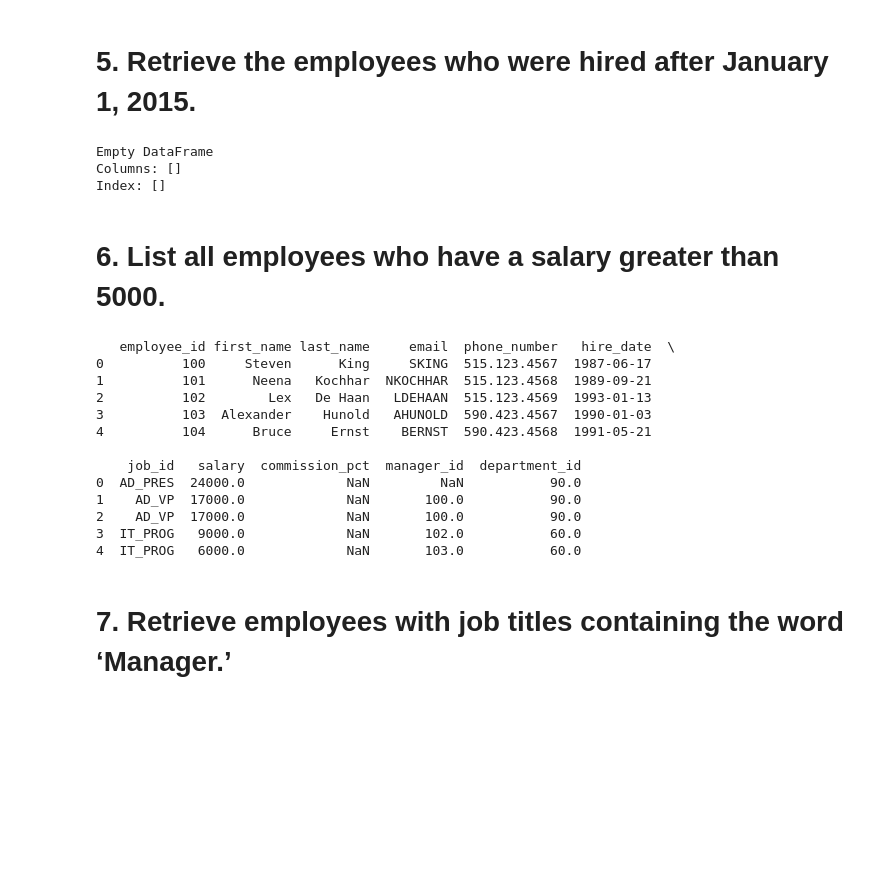
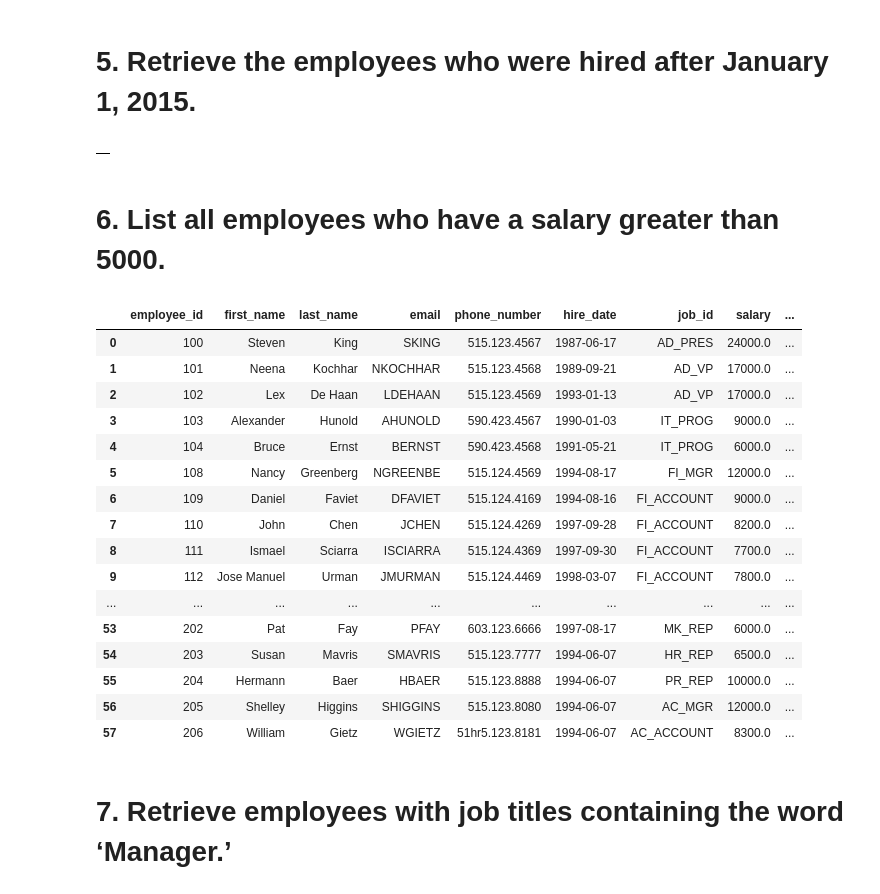
Before and after one commit to BARKKNIGHT/Data-Science, a Jupyter notebook: sql_project.ipynb, the cells around one changed output. Saved outputs shown, nothing was run; the diff lists cells and outputs as text; code cells hidden in the pictures; blank space fills up the shorter version.

Commit message:
added run_query function

```diff
--- a/sql_project.ipynb
+++ b/sql_project.ipynb
@@ -10,5 +10,15 @@ def get_connection():
                                  charset='utf8mb4',
                                  cursorclass=pymysql.cursors.DictCursor)
     return connection
+# %%
+def run_query(query):
+    connection = get_connection()
+    with connection:
+        with connection.cursor() as cursor:
+            sql = query
+            cursor.execute(sql)
+            data = cursor.fetchall()
+            df = pd.DataFrame(data)
+            return df
 # %% [markdown]
 # 1. Retrieve all details of employees.
@@ -88,43 +88,31 @@ with connection:
 # %% [markdown]
 # 5. Retrieve the employees who were hired after January 1, 2015.
-# %%
-connection = get_connection()
-with connection:
-    with connection.cursor() as cursor:
-        sql = "SELECT * FROM employees WHERE hire_date > '2015-01-01'"
-        cursor.execute(sql)
-        data = cursor.fetchall()
-        df = pd.DataFrame(data)
-        print(df.head())
-# %% [output]
-Empty DataFrame
-Columns: []
-Index: []
+# %%
+run_query("SELECT * FROM employees WHERE hire_date > '2015-01-01'")
+# %% [output]
+|  |
 # %% [markdown]
 # 6. List all employees who have a salary greater than 5000.
-# %%
-connection = get_connection()
-with connection:
-    with connection.cursor() as cursor:
-        sql = "SELECT * FROM employees WHERE salary > 5000"
-        cursor.execute(sql)
-        data = cursor.fetchall()
-        df = pd.DataFrame(data)
-        print(df.head())
-# %% [output]
-   employee_id first_name last_name     email  phone_number   hire_date  \
-0          100     Steven      King     SKING  515.123.4567  1987-06-17
-1          101      Neena   Kochhar  NKOCHHAR  515.123.4568  1989-09-21
-2          102        Lex   De Haan   LDEHAAN  515.123.4569  1993-01-13
-3          103  Alexander    Hunold   AHUNOLD  590.423.4567  1990-01-03
-4          104      Bruce     Ernst    BERNST  590.423.4568  1991-05-21
-
-    job_id   salary  commission_pct  manager_id  department_id
-0  AD_PRES  24000.0             NaN         NaN           90.0
-1    AD_VP  17000.0             NaN       100.0           90.0
-2    AD_VP  17000.0             NaN       100.0           90.0
-3  IT_PROG   9000.0             NaN       102.0           60.0
-4  IT_PROG   6000.0             NaN       103.0           60.0
+# %%
+run_query("SELECT * FROM employees WHERE salary > 5000")
+# %% [output]
+|  | employee_id | first_name | last_name | email | phone_number | hire_date | job_id | salary | ... |
+| 0 | 100 | Steven | King | SKING | 515.123.4567 | 1987-06-17 | AD_PRES | 24000.0 | ... |
+| 1 | 101 | Neena | Kochhar | NKOCHHAR | 515.123.4568 | 1989-09-21 | AD_VP | 17000.0 | ... |
+| 2 | 102 | Lex | De Haan | LDEHAAN | 515.123.4569 | 1993-01-13 | AD_VP | 17000.0 | ... |
+| 3 | 103 | Alexander | Hunold | AHUNOLD | 590.423.4567 | 1990-01-03 | IT_PROG | 9000.0 | ... |
+| 4 | 104 | Bruce | Ernst | BERNST | 590.423.4568 | 1991-05-21 | IT_PROG | 6000.0 | ... |
+| 5 | 108 | Nancy | Greenberg | NGREENBE | 515.124.4569 | 1994-08-17 | FI_MGR | 12000.0 | ... |
+| 6 | 109 | Daniel | Faviet | DFAVIET | 515.124.4169 | 1994-08-16 | FI_ACCOUNT | 9000.0 | ... |
+| 7 | 110 | John | Chen | JCHEN | 515.124.4269 | 1997-09-28 | FI_ACCOUNT | 8200.0 | ... |
+| 8 | 111 | Ismael | Sciarra | ISCIARRA | 515.124.4369 | 1997-09-30 | FI_ACCOUNT | 7700.0 | ... |
+| 9 | 112 | Jose Manuel | Urman | JMURMAN | 515.124.4469 | 1998-03-07 | FI_ACCOUNT | 7800.0 | ... |
+| ... | ... | ... | ... | ... | ... | ... | ... | ... | ... |
+| 53 | 202 | Pat | Fay | PFAY | 603.123.6666 | 1997-08-17 | MK_REP | 6000.0 | ... |
+| 54 | 203 | Susan | Mavris | SMAVRIS | 515.123.7777 | 1994-06-07 | HR_REP | 6500.0 | ... |
+| 55 | 204 | Hermann | Baer | HBAER | 515.123.8888 | 1994-06-07 | PR_REP | 10000.0 | ... |
+| 56 | 205 | Shelley | Higgins | SHIGGINS | 515.123.8080 | 1994-06-07 | AC_MGR | 12000.0 | ... |
+| 57 | 206 | William | Gietz | WGIETZ | 51hr5.123.8181 | 1994-06-07 | AC_ACCOUNT | 8300.0 | ... |
 # %% [markdown]
 # 7. Retrieve employees with job titles containing the word ‘Manager.’
 # %%
```
Also changed, not shown: parts of 27 cells of this notebook.
